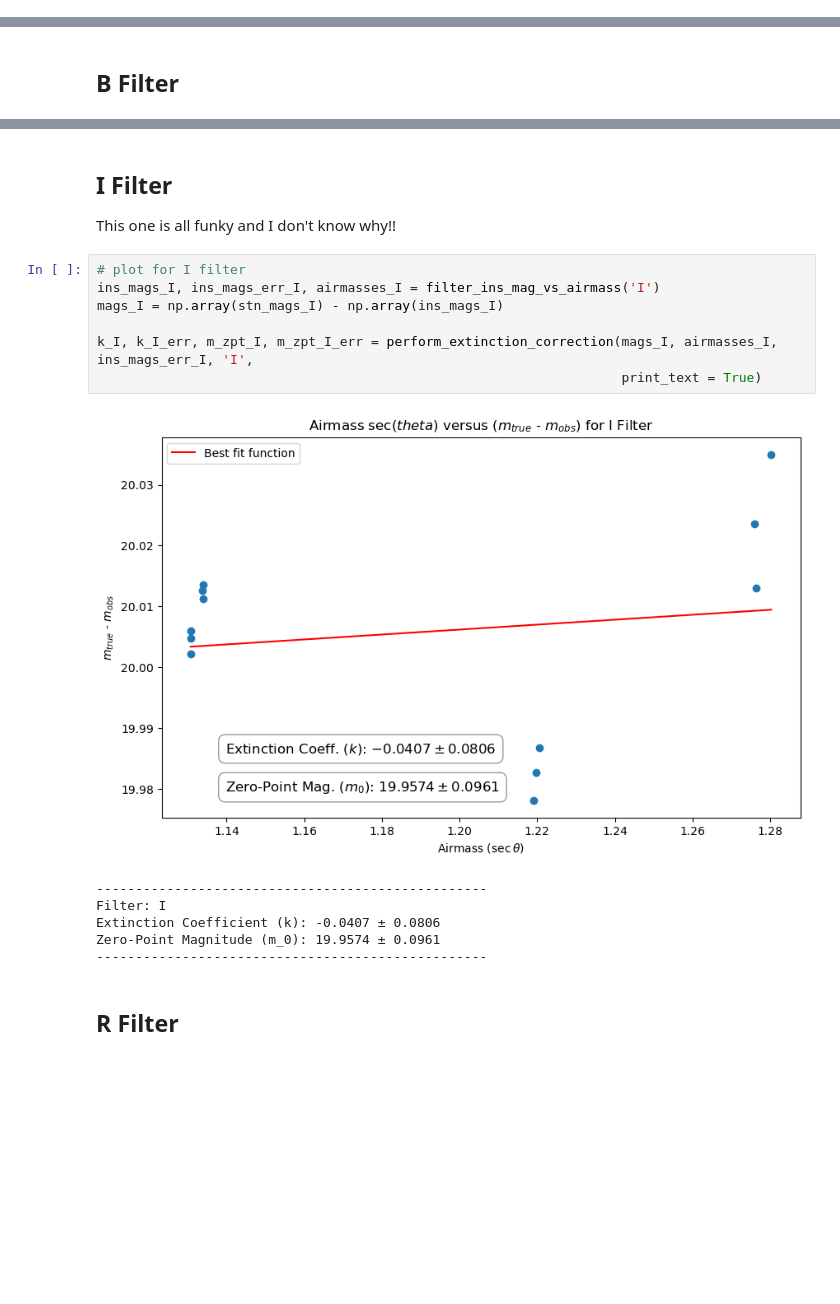
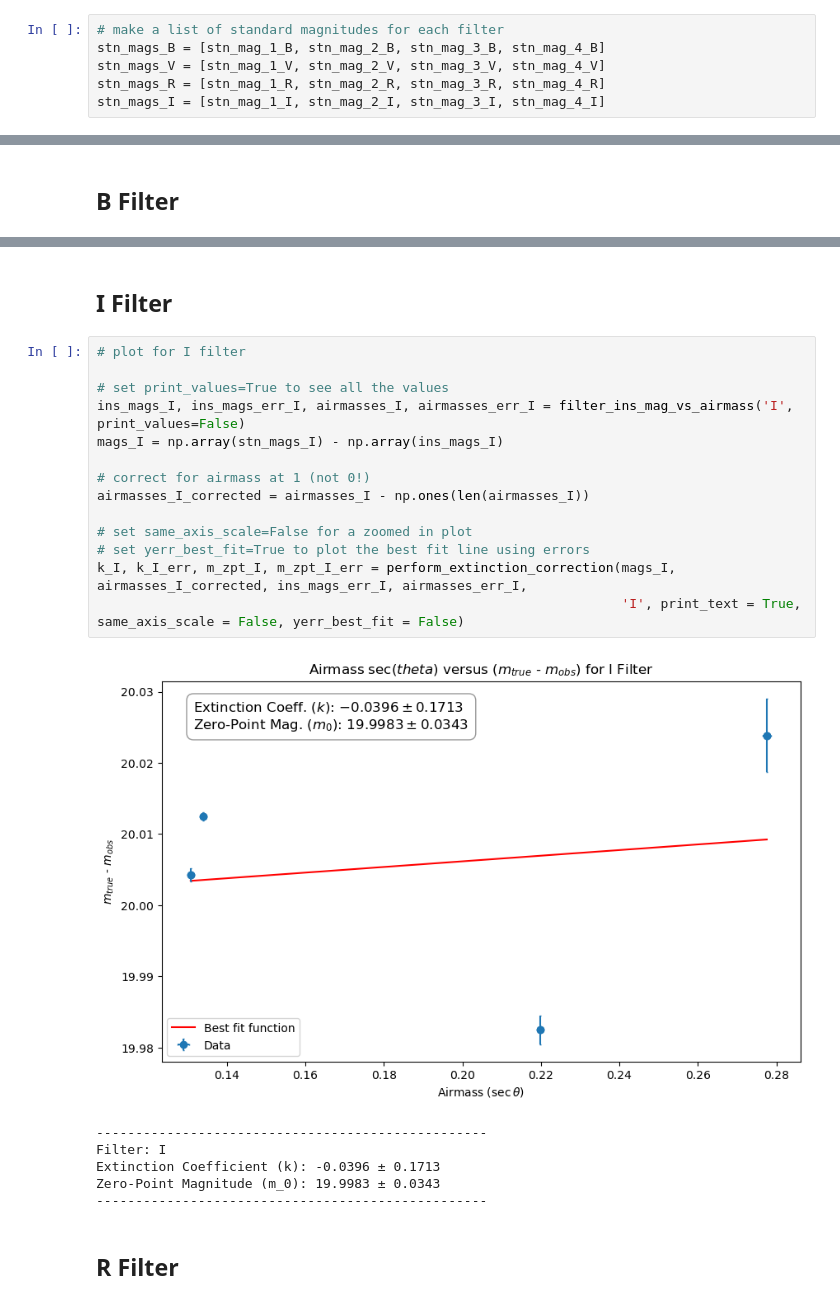
Before and after one commit to siddhantpujni/exoplanets_TGP, a Jupyter notebook: standard_stars.ipynb, the cells around one changed output, grey strips where cells are left out. Saved outputs shown, nothing was run; the diff lists cells and outputs as text; blank space fills up the shorter version.

Commit message:
Corrected airmass values for calculations and have new and better colours

```diff
--- a/standard_stars.ipynb
+++ b/standard_stars.ipynb
@@ -1018,6 +1114,12 @@ stn_mags_I = [stn_mag_1_I, stn_mag_1_I, stn_mag_1_I,
               stn_mag_2_I, stn_mag_2_I, stn_mag_2_I,
               stn_mag_3_I, stn_mag_3_I, stn_mag_3_I,
               stn_mag_4_I, stn_mag_4_I, stn_mag_4_I]
+# %%
+# make a list of standard magnitudes for each filter
+stn_mags_B = [stn_mag_1_B, stn_mag_2_B, stn_mag_3_B, stn_mag_4_B]
+stn_mags_V = [stn_mag_1_V, stn_mag_2_V, stn_mag_3_V, stn_mag_4_V]
+stn_mags_R = [stn_mag_1_R, stn_mag_2_R, stn_mag_3_R, stn_mag_4_R]
+stn_mags_I = [stn_mag_1_I, stn_mag_2_I, stn_mag_3_I, stn_mag_4_I]
 # %% [markdown]
 # Obtain zero-point magnitudes and extinction coefficients for each filter
 
@@ -1049,20 +1150,26 @@ Zero-Point Magnitude (m_0): 21.3990 ± 0.4482
 --------------------------------------------------
 # %% [markdown]
 ## I Filter
-This one is all funky and I don't know why!!
 # %%
 # plot for I filter
-ins_mags_I, ins_mags_err_I, airmasses_I = filter_ins_mag_vs_airmass('I')
+
+# set print_values=True to see all the values
+ins_mags_I, ins_mags_err_I, airmasses_I, airmasses_err_I = filter_ins_mag_vs_airmass('I', print_values=False)
 mags_I = np.array(stn_mags_I) - np.array(ins_mags_I)
 
-k_I, k_I_err, m_zpt_I, m_zpt_I_err = perform_extinction_correction(mags_I, airmasses_I, ins_mags_err_I, 'I',
-                                                                   print_text = True)
+# correct for airmass at 1 (not 0!)
+airmasses_I_corrected = airmasses_I - np.ones(len(airmasses_I))
+
+# set same_axis_scale=False for a zoomed in plot
+# set yerr_best_fit=True to plot the best fit line using errors
+k_I, k_I_err, m_zpt_I, m_zpt_I_err = perform_extinction_correction(mags_I, airmasses_I_corrected, ins_mags_err_I, airmasses_err_I,
+                                                                   'I', print_text = True, same_axis_scale = False, yerr_best_fit = False)
 # %% [output]
-[figure, old version]
+[figure, new version]
 --------------------------------------------------
 Filter: I
-Extinction Coefficient (k): -0.0407 ± 0.0806
-Zero-Point Magnitude (m_0): 19.9574 ± 0.0961
+Extinction Coefficient (k): -0.0396 ± 0.1713
+Zero-Point Magnitude (m_0): 19.9983 ± 0.0343
 --------------------------------------------------
 # %% [markdown]
 ## R Filter
```
Also changed, not shown: parts of 42 cells of this notebook, 1 other file.
